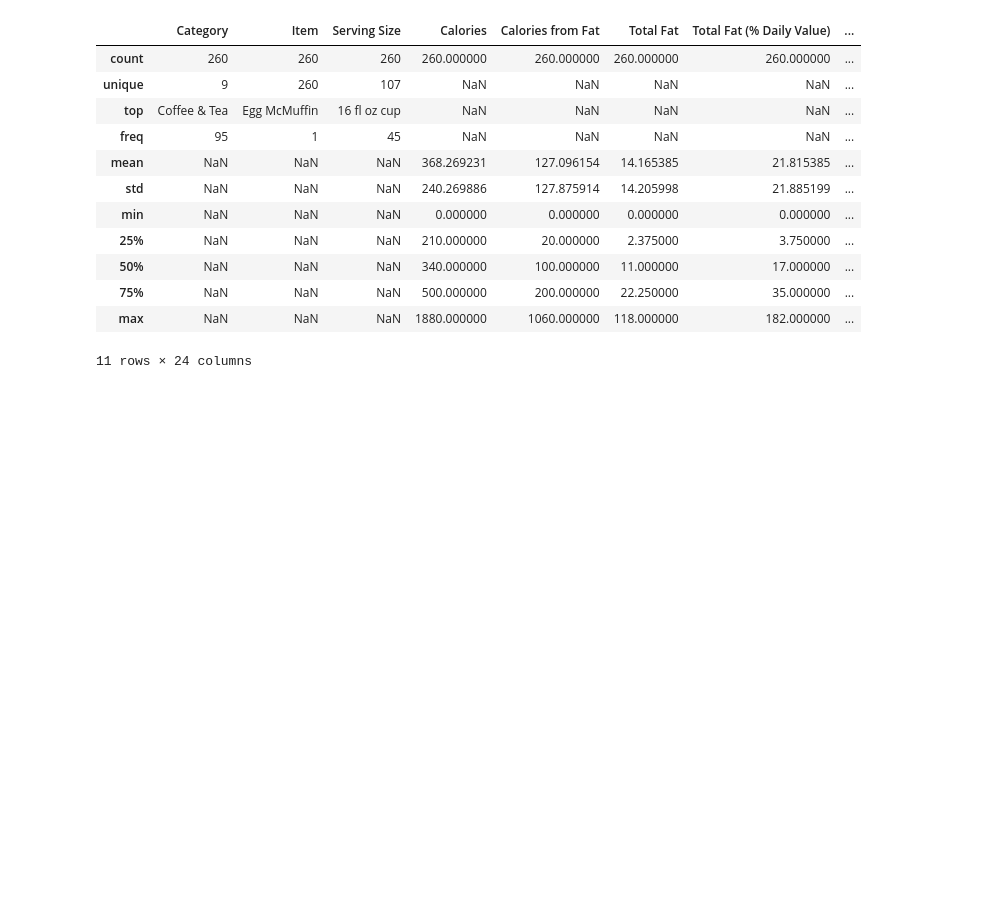
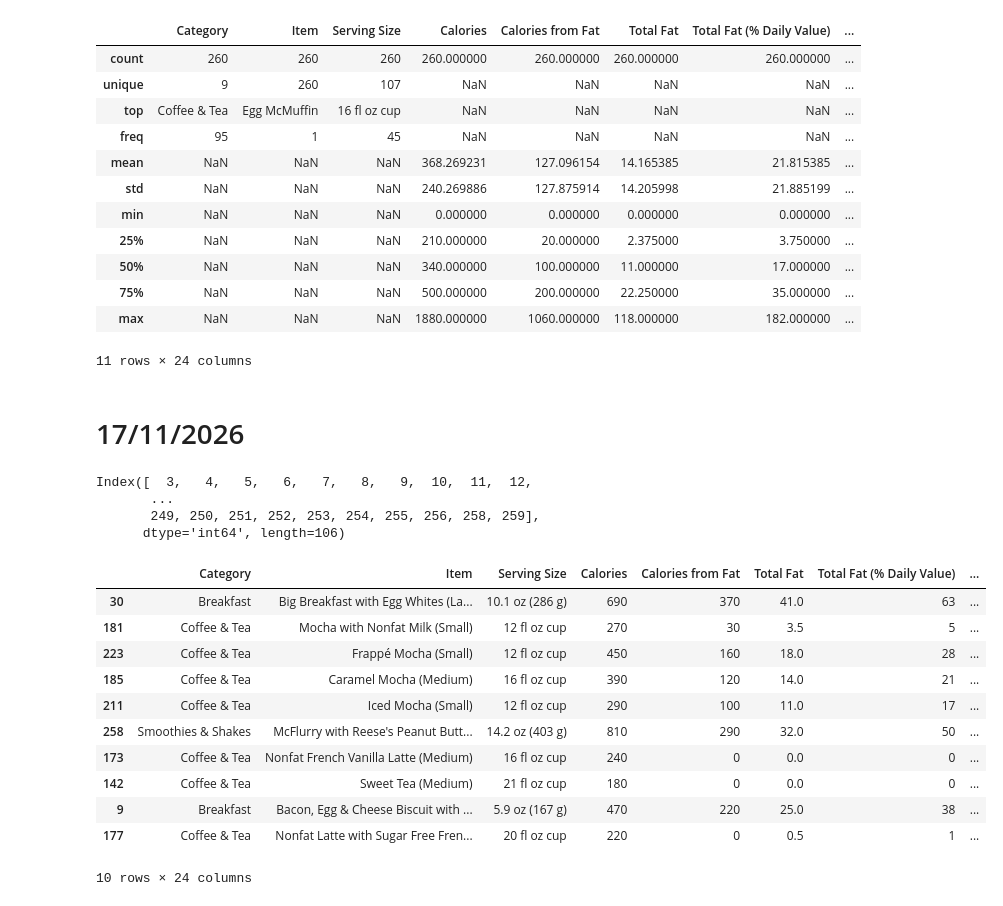
Before and after one commit to Afrynh/Python, a Jupyter notebook: Python.ipynb, the cells around one changed output. Saved outputs shown, nothing was run; the diff lists cells and outputs as text; code cells hidden in the pictures; blank space fills up the shorter version.

```diff
--- a/Python.ipynb
+++ b/Python.ipynb
@@ -2481,3 +2481,28 @@ df1.describe(include = 'all')
 | 75% | NaN | NaN | NaN | 500.000000 | 200.000000 | 22.250000 | 35.000000 | ... |
 | max | NaN | NaN | NaN | 1880.000000 | 1060.000000 | 118.000000 | 182.000000 | ... |
 11 rows × 24 columns
+# %% [markdown]
+# 17/11/2026
+# %%
+df1[df1['Calories'] >= 400].index
+# %% [output]
+Index([  3,   4,   5,   6,   7,   8,   9,  10,  11,  12,
+       ...
+       249, 250, 251, 252, 253, 254, 255, 256, 258, 259],
+      dtype='int64', length=106)
+# %%
+sample = df1.sample(10, random_state = 42)
+sample
+# %% [output]
+|  | Category | Item | Serving Size | Calories | Calories from Fat | Total Fat | Total Fat (% Daily Value) | ... |
+| 30 | Breakfast | Big Breakfast with Egg Whites (La... | 10.1 oz (286 g) | 690 | 370 | 41.0 | 63 | ... |
+| 181 | Coffee & Tea | Mocha with Nonfat Milk (Small) | 12 fl oz cup | 270 | 30 | 3.5 | 5 | ... |
+| 223 | Coffee & Tea | Frappé Mocha (Small) | 12 fl oz cup | 450 | 160 | 18.0 | 28 | ... |
+| 185 | Coffee & Tea | Caramel Mocha (Medium) | 16 fl oz cup | 390 | 120 | 14.0 | 21 | ... |
+| 211 | Coffee & Tea | Iced Mocha (Small) | 12 fl oz cup | 290 | 100 | 11.0 | 17 | ... |
+| 258 | Smoothies & Shakes | McFlurry with Reese's Peanut Butt... | 14.2 oz (403 g) | 810 | 290 | 32.0 | 50 | ... |
+| 173 | Coffee & Tea | Nonfat French Vanilla Latte (Medium) | 16 fl oz cup | 240 | 0 | 0.0 | 0 | ... |
+| 142 | Coffee & Tea | Sweet Tea (Medium) | 21 fl oz cup | 180 | 0 | 0.0 | 0 | ... |
+| 9 | Breakfast | Bacon, Egg & Cheese Biscuit with ... | 5.9 oz (167 g) | 470 | 220 | 25.0 | 38 | ... |
+| 177 | Coffee & Tea | Nonfat Latte with Sugar Free Fren... | 20 fl oz cup | 220 | 0 | 0.5 | 1 | ... |
+10 rows × 24 columns
```
Also changed, not shown: parts of 22 cells of this notebook.
